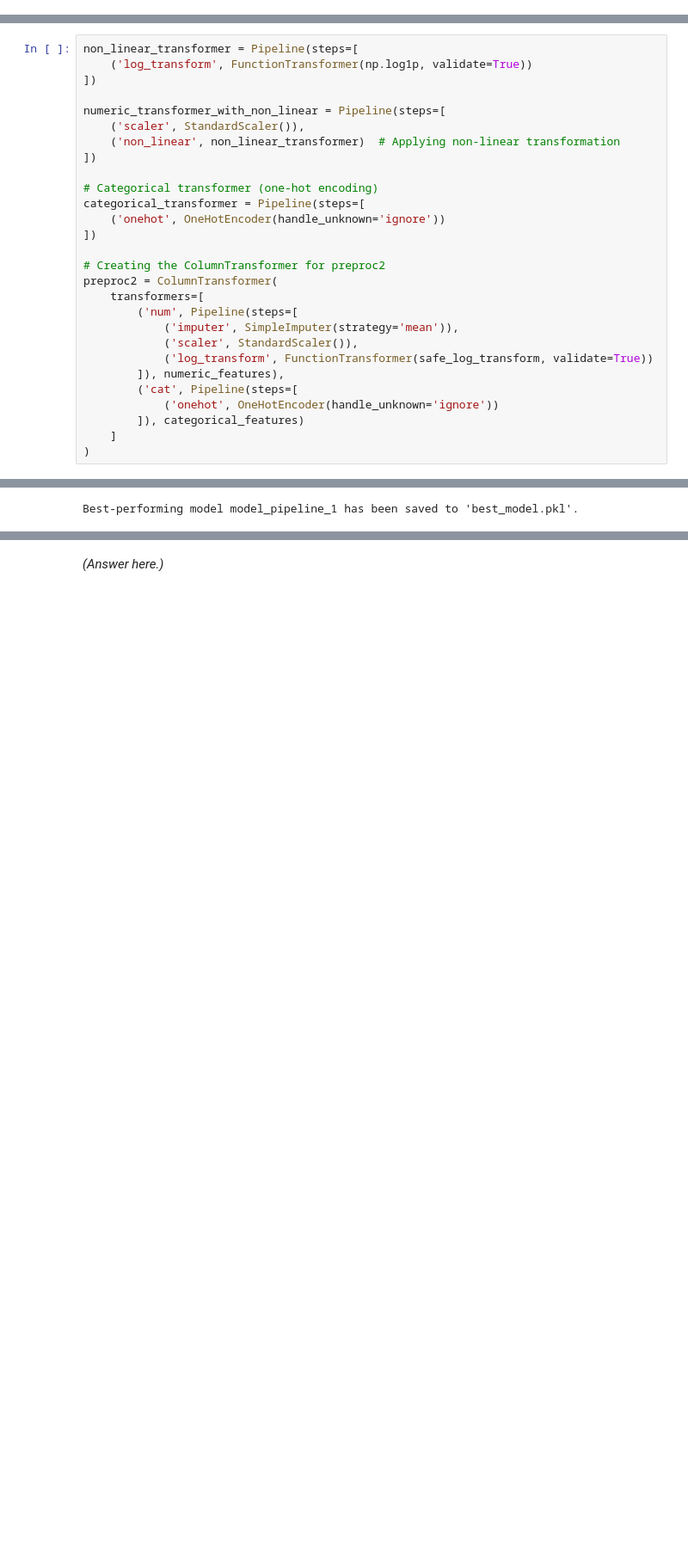
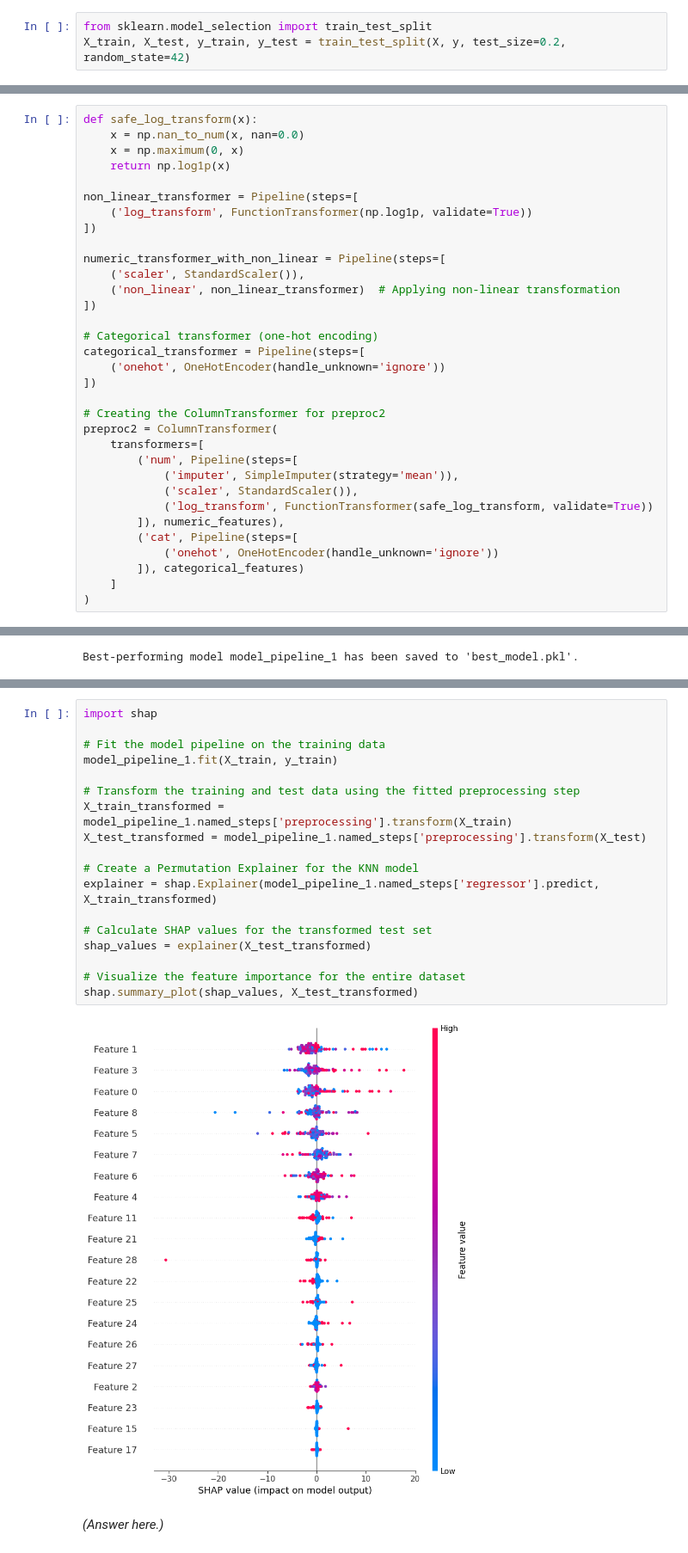
Before and after one commit to jeffey97/production, a Jupyter notebook: 02_activities/assignments/assignment_3.ipynb, the cells around one changed output, grey strips where cells are left out. Shown: that part at 86% size. Cells and saved outputs as stored; diff of their text form; blank space fills up the shorter version.

Commit message:
SHAP values explained and most and least important features identified

```diff
--- a/02_activities/assignments/assignment_3.ipynb
+++ b/02_activities/assignments/assignment_3.ipynb
@@ -112,6 +113,9 @@ Create the features data frame and target data.
 X = fires_dt.drop(columns='area')  # 'area' is the target column, so we drop it from X
 # Creating target series (y)
 y = fires_dt['area']
+# %%
+from sklearn.model_selection import train_test_split
+X_train, X_test, y_train, y_test = train_test_split(X, y, test_size=0.2, random_state=42)
 # %% [markdown]
 # Preprocessing
 
@@ -178,6 +182,11 @@ Create preproc1 below.
 + Numeric: scaled variables, non-linear transformation to one or more variables.
 + Categorical: one-hot encoding.
 # %%
+def safe_log_transform(x):
+    x = np.nan_to_num(x, nan=0.0)
+    x = np.maximum(0, x)
+    return np.log1p(x)
+
 non_linear_transformer = Pipeline(steps=[
     ('log_transform', FunctionTransformer(np.log1p, validate=True))
 ])
@@ -354,2 +368,22 @@ Best-performing model model_pipeline_1 has been saved to 'best_model.pkl'.
+# %%
+import shap
+
+# Fit the model pipeline on the training data
+model_pipeline_1.fit(X_train, y_train)
+
+# Transform the training and test data using the fitted preprocessing step
+X_train_transformed = model_pipeline_1.named_steps['preprocessing'].transform(X_train)
+X_test_transformed = model_pipeline_1.named_steps['preprocessing'].transform(X_test)
+
+# Create a Permutation Explainer for the KNN model
+explainer = shap.Explainer(model_pipeline_1.named_steps['regressor'].predict, X_train_transformed)
+
+# Calculate SHAP values for the transformed test set
+shap_values = explainer(X_test_transformed)
+
+# Visualize the feature importance for the entire dataset
+shap.summary_plot(shap_values, X_test_transformed)
+# %% [output]
+[figure, added]
 # %% [markdown]
 *(Answer here.)*
```
Also changed, not shown: parts of 4 cells of this notebook.
